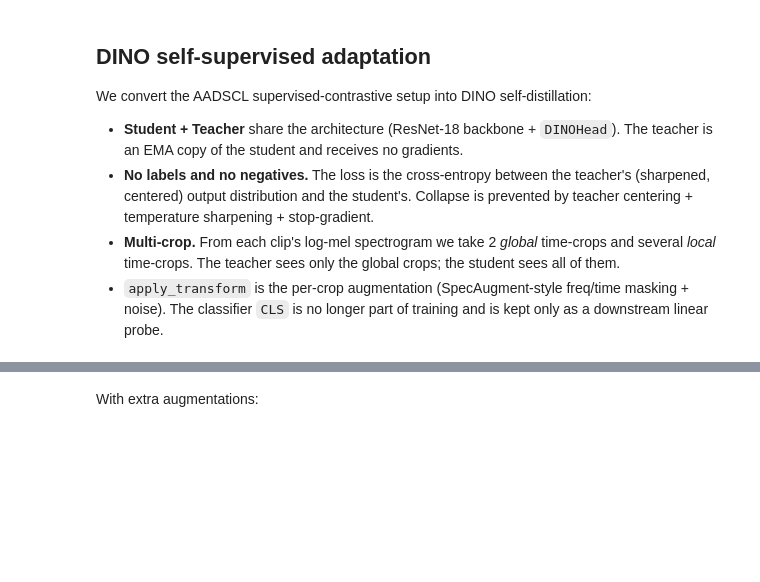
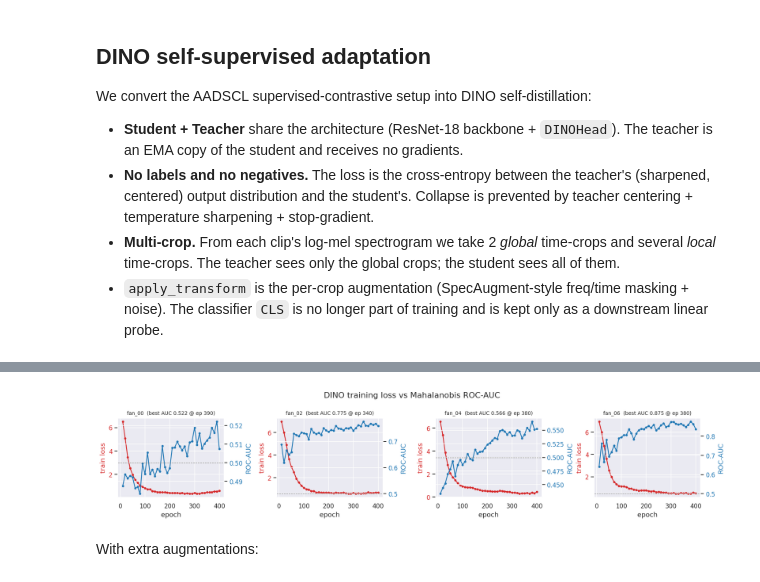
Before and after one commit to wikiwa1/ASD-with-SSL, a Jupyter notebook: dino_asd_v2.ipynb, the cells around one changed output, grey strips where cells are left out. Cells and saved outputs as stored; diff of their text form; code cells hidden in the pictures; blank space fills up the shorter version.

```diff
--- a/dino_asd_v2.ipynb
+++ b/dino_asd_v2.ipynb
@@ -404,4 +462,36 @@ epoch : 400/400, loss = 0.202831
 Backbone saved to /content/drive/MyDrive/ASD-with-SSL/dino_fan_06_student.pt
+# %%
+# ---- Loss vs AUC over training (twin y-axes) ----
+# Loss (red, left) should fall; AUC (blue, right) is what we actually care about.
+# Watch whether AUC rises as the loss drops, or plateaus/declines while loss keeps
+# falling (a sign the SSL objective stops correlating with anomaly separability).
+fig, axes = plt.subplots(1, len(MACHINE_IDS), figsize=(4 * len(MACHINE_IDS), 3.4),
+                         squeeze=False)
+fig.suptitle('DINO training loss vs Mahalanobis ROC-AUC')
+
+for ax, id in zip(axes[0], MACHINE_IDS):
+    h = dino_histories[id]
+    ax.plot(h["epoch"], h["loss"], color='tab:red', marker='.', label='loss')
+    ax.set_xlabel('epoch')
+    ax.set_ylabel('train loss', color='tab:red')
+    ax.tick_params(axis='y', labelcolor='tab:red')
+
+    ax2 = ax.twinx()
+    ax2.plot(h["epoch"], h["auc"], color='tab:blue', marker='.', label='AUC')
+    ax2.set_ylabel('ROC-AUC', color='tab:blue')
+    ax2.tick_params(axis='y', labelcolor='tab:blue')
+    ax2.axhline(0.5, ls='--', lw=0.8, color='gray')   # chance level
+
+    best = max(range(len(h["auc"])), key=lambda i: h["auc"][i]) if h["auc"] else None
+    title = f"{MACHINE}_{id:02d}"
+    if best is not None:
+        title += f"  (best AUC {h['auc'][best]:.3f} @ ep {h['epoch'][best]})"
+    ax.set_title(title, fontsize=9)
+
+plt.tight_layout()
+plt.show()
+# %% [output]
+[figure, added]
 # %% [markdown]
 With extra augmentations:
 # %%
```
Also changed, not shown: parts of 16 cells of this notebook.
